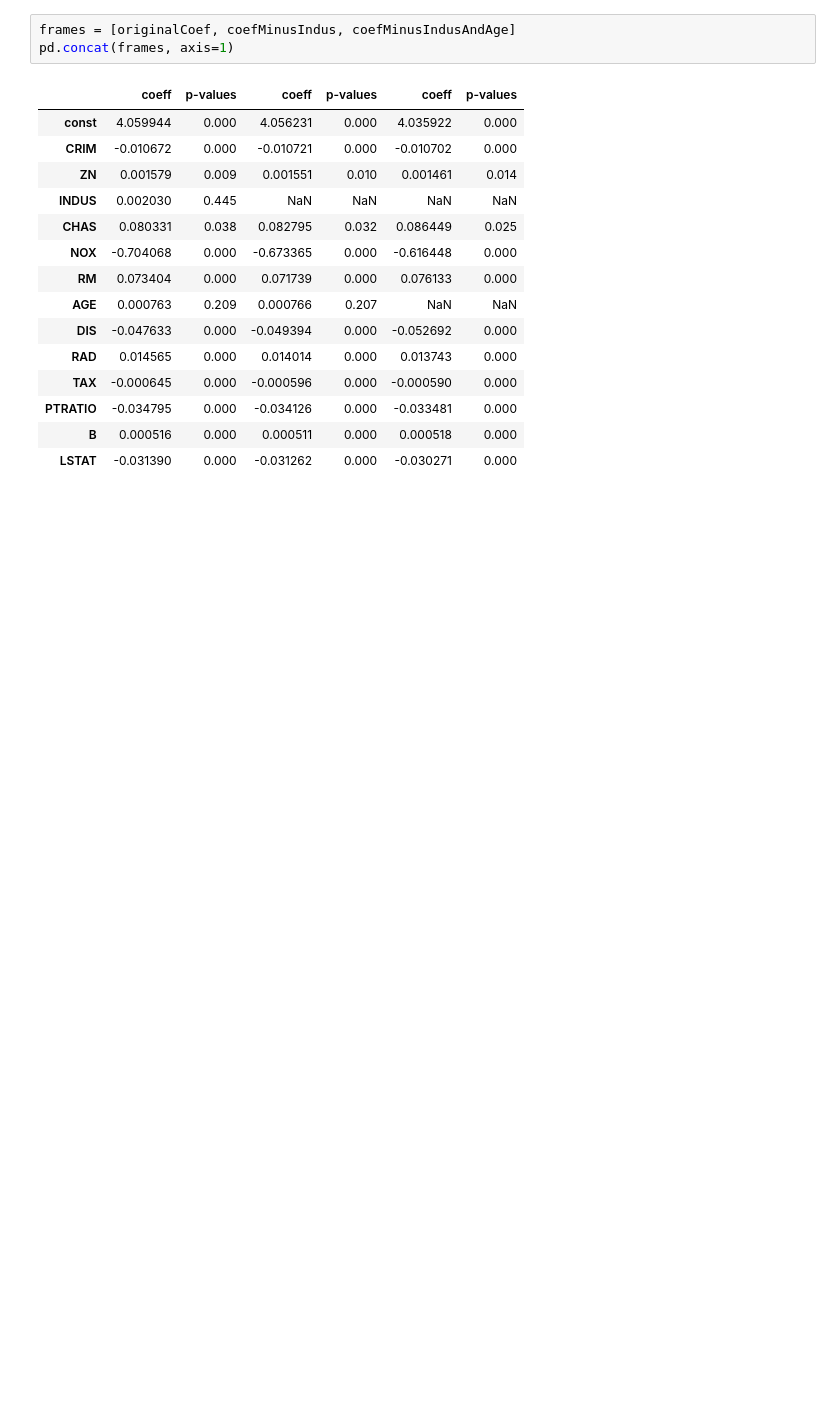
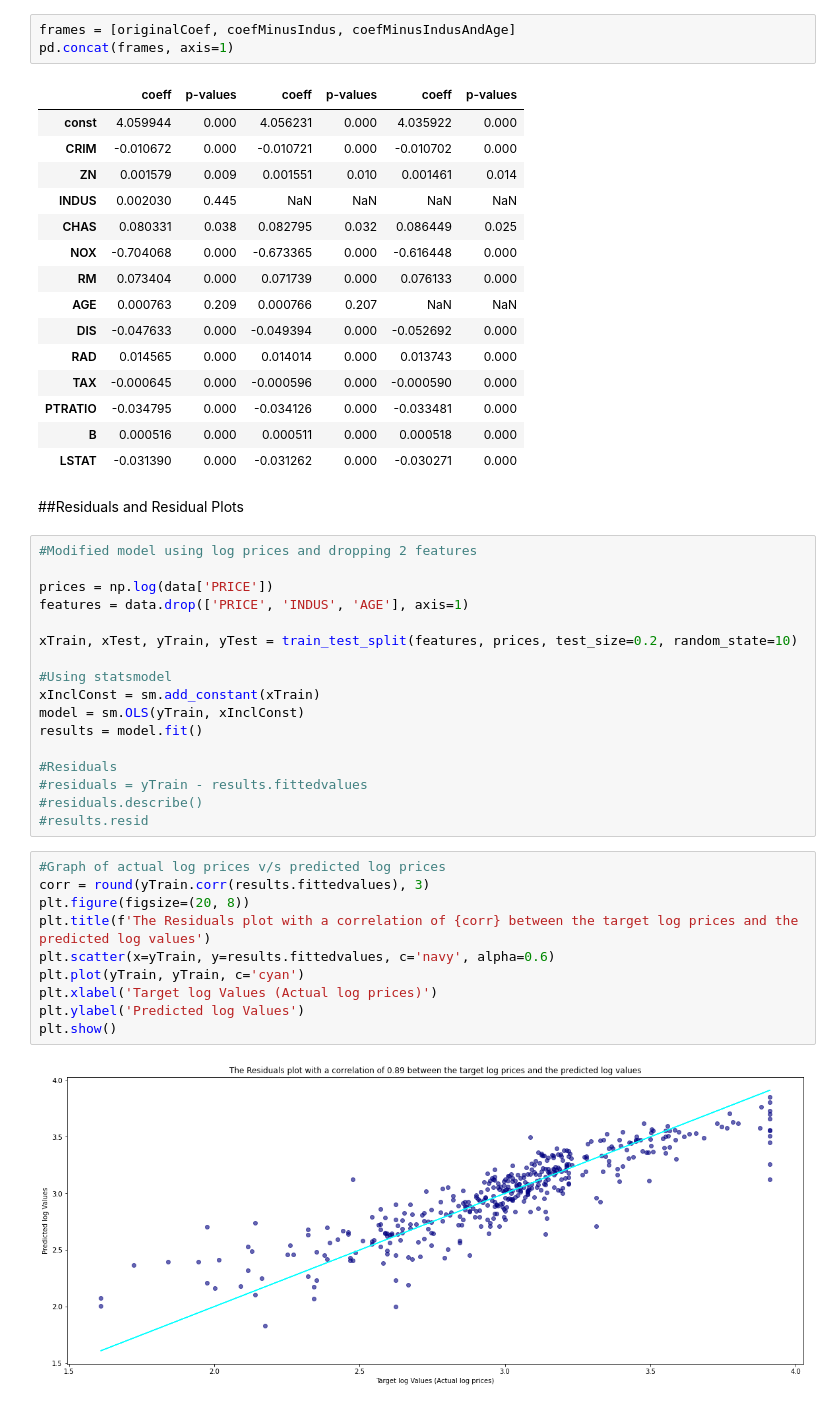
Before and after one commit to makhijakabir/machine-learning, a Jupyter notebook: multivariateRegressionBHP.ipynb, the cells around one changed output. Cells and saved outputs as stored; diff of their text form; blank space fills up the shorter version.

```diff
--- a/multivariateRegressionBHP.ipynb
+++ b/multivariateRegressionBHP.ipynb
@@ -529,3 +529,34 @@ pd.concat(frames, axis=1)
 | PTRATIO | -0.034795 | 0.000 | -0.034126 | 0.000 | -0.033481 | 0.000 |
 | B | 0.000516 | 0.000 | 0.000511 | 0.000 | 0.000518 | 0.000 |
 | LSTAT | -0.031390 | 0.000 | -0.031262 | 0.000 | -0.030271 | 0.000 |
+# %% [markdown]
+##Residuals and Residual Plots
+# %%
+#Modified model using log prices and dropping 2 features
+
+prices = np.log(data['PRICE'])
+features = data.drop(['PRICE', 'INDUS', 'AGE'], axis=1)
+
+xTrain, xTest, yTrain, yTest = train_test_split(features, prices, test_size=0.2, random_state=10)
+
+#Using statsmodel
+xInclConst = sm.add_constant(xTrain)
+model = sm.OLS(yTrain, xInclConst)
+results = model.fit()
+
+#Residuals
+#residuals = yTrain - results.fittedvalues
+#residuals.describe()
+#results.resid
+# %%
+#Graph of actual log prices v/s predicted log prices
+corr = round(yTrain.corr(results.fittedvalues), 3)
+plt.figure(figsize=(20, 8))
+plt.title(f'The Residuals plot with a correlation of {corr} between the target log prices and the predicted log values')
+plt.scatter(x=yTrain, y=results.fittedvalues, c='navy', alpha=0.6)
+plt.plot(yTrain, yTrain, c='cyan')
+plt.xlabel('Target log Values (Actual log prices)')
+plt.ylabel('Predicted log Values')
+plt.show()
+# %% [output]
+[figure, added]
```
Also changed, not shown: parts of 5 cells of this notebook.
